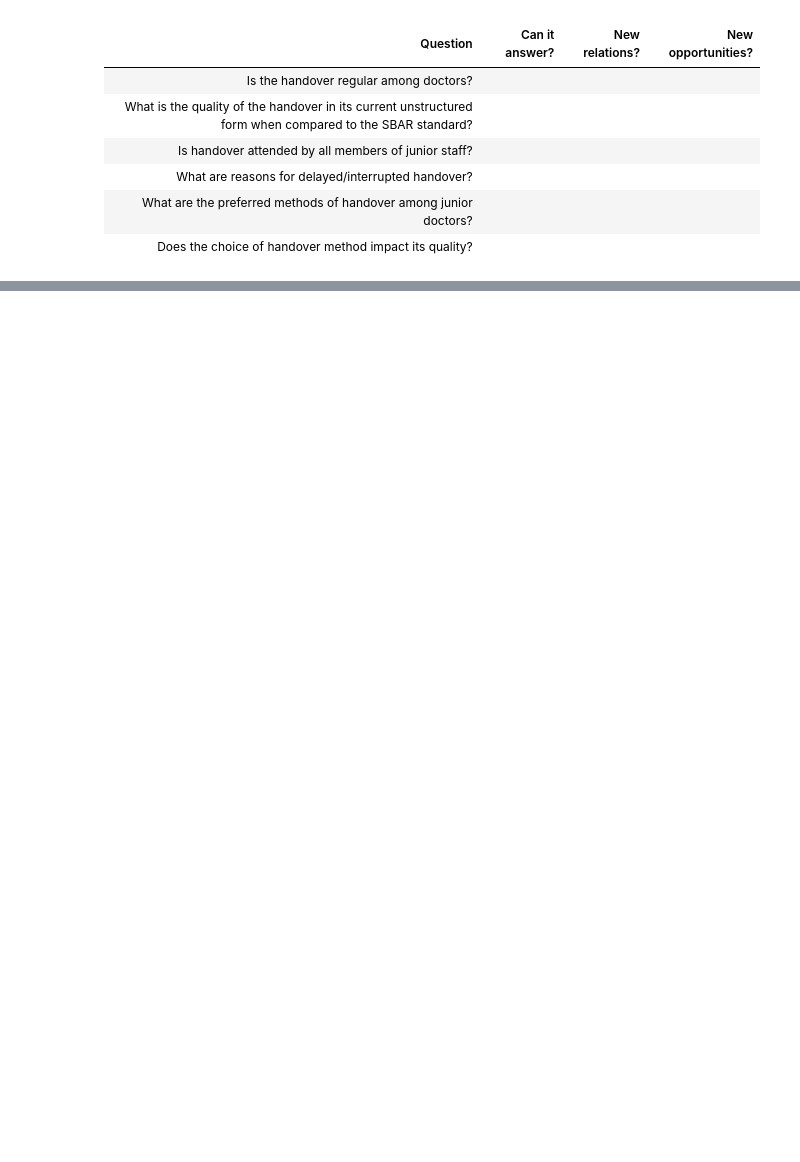
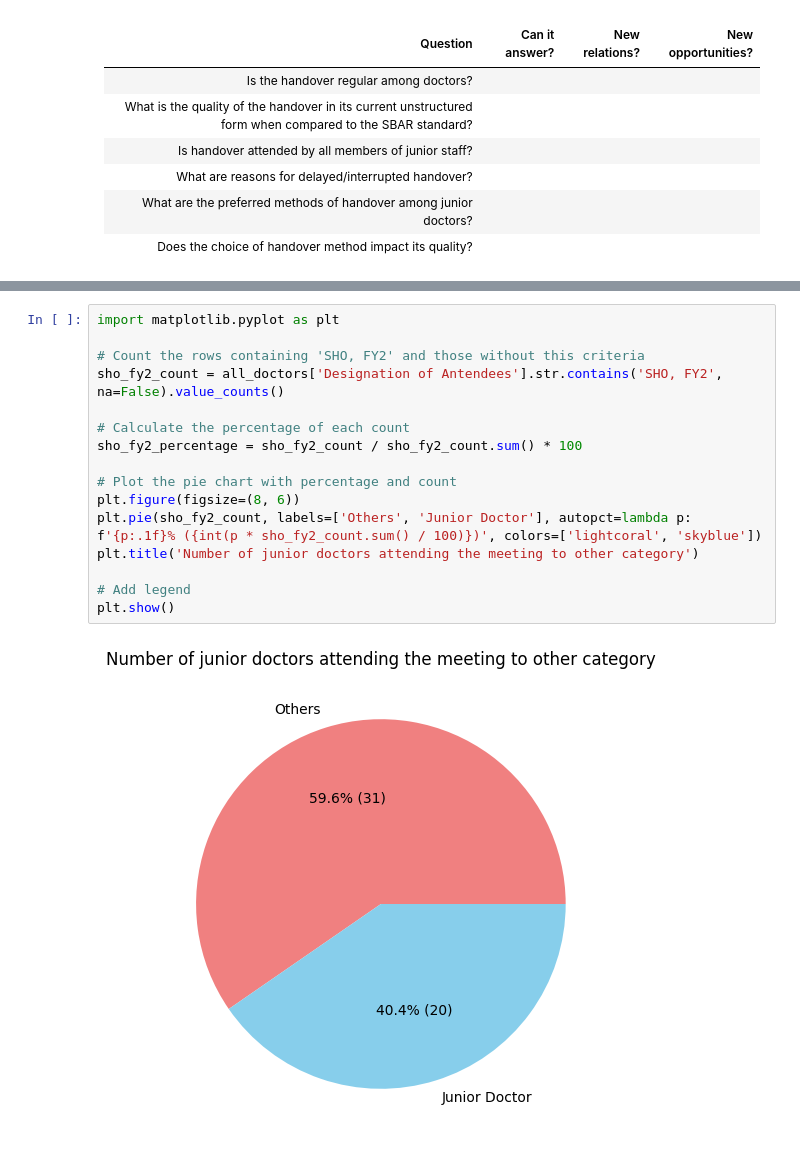
Before and after one commit to AbdulTheAutomator/minal_ahmad, a Jupyter notebook: handover-eda.ipynb, the cells around one changed output, grey strips where cells are left out. Saved outputs shown, nothing was run; the diff lists cells and outputs as text; blank space fills up the shorter version.

```diff
--- a/handover-eda.ipynb
+++ b/handover-eda.ipynb
@@ -157,0 +129,18 @@ See the caveats in the documentation: https://pandas.pydata.org/pandas-docs/stab
+# %%
+import matplotlib.pyplot as plt
+
+# Count the rows containing 'SHO, FY2' and those without this criteria
+sho_fy2_count = all_doctors['Designation of Antendees'].str.contains('SHO, FY2', na=False).value_counts()
+
+# Calculate the percentage of each count
+sho_fy2_percentage = sho_fy2_count / sho_fy2_count.sum() * 100
+
+# Plot the pie chart with percentage and count
+plt.figure(figsize=(8, 6))
+plt.pie(sho_fy2_count, labels=['Others', 'Junior Doctor'], autopct=lambda p: f'{p:.1f}% ({int(p * sho_fy2_count.sum() / 100)})', colors=['lightcoral', 'skyblue'])
+plt.title('Number of junior doctors attending the meeting to other category')
+
+# Add legend
+plt.show()
+# %% [output]
+[figure, added]
```
Also changed, not shown: parts of 10 cells of this notebook, 7 other files.
